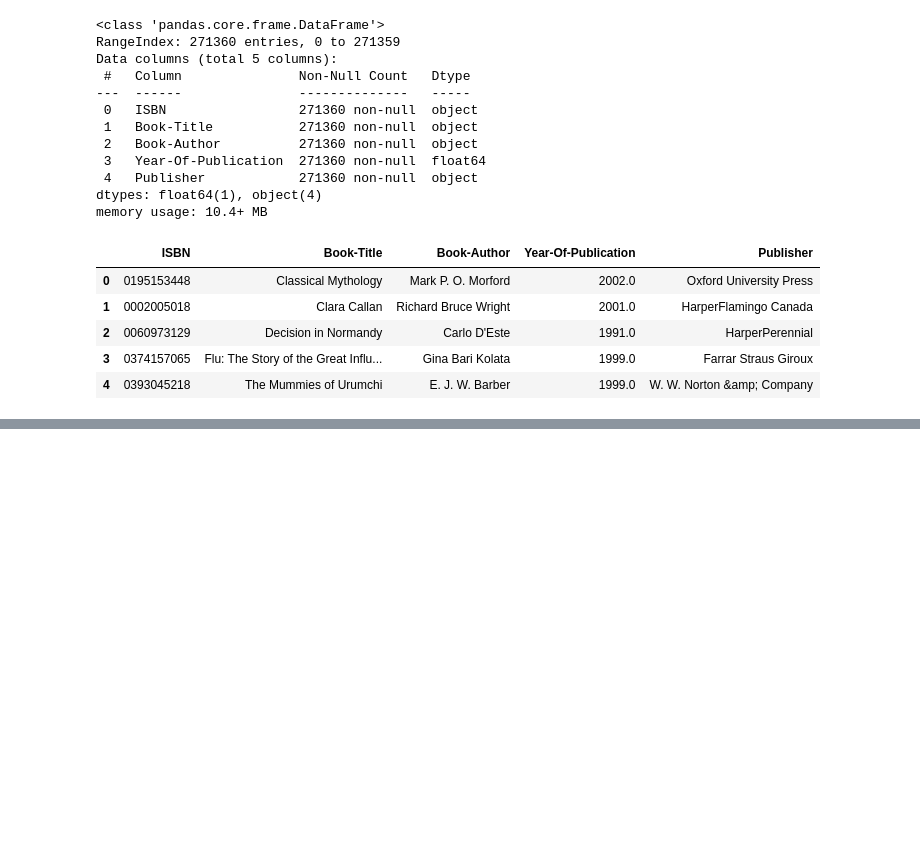
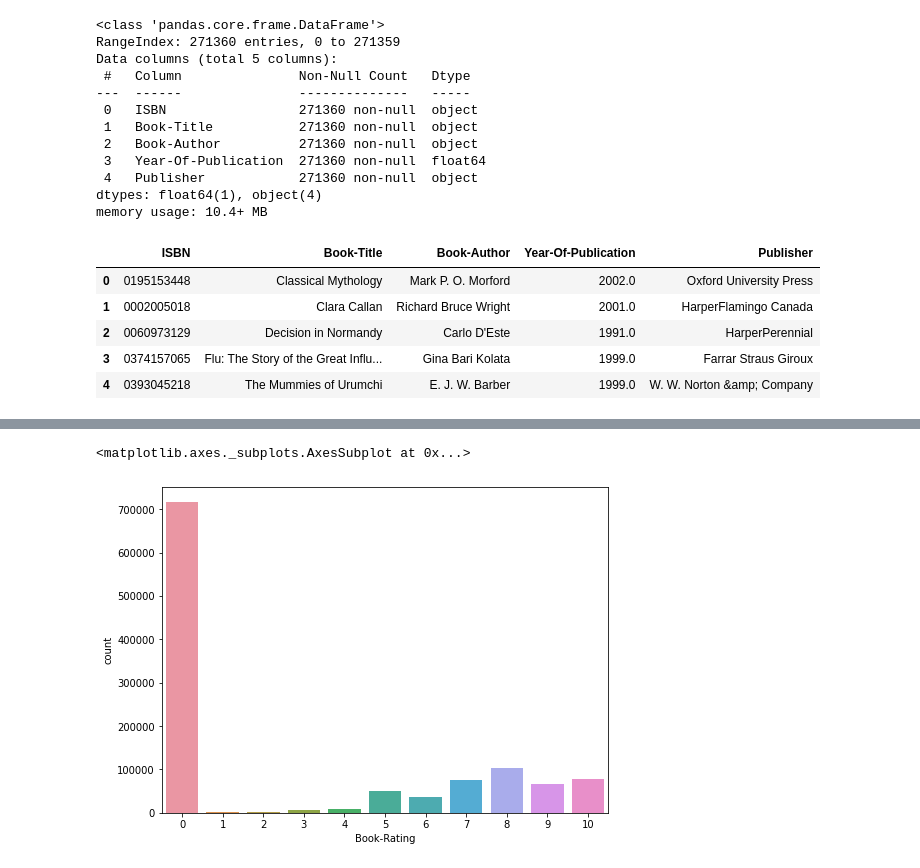
Before and after one commit to Aaryant31/Book-Recommendation-System, a Jupyter notebook: Rahul_Kumar_Soni_Book_Recommendation_System.ipynb, the cells around one changed output, grey strips where cells are left out. Cells and saved outputs as stored; diff of their text form; code cells hidden in the pictures; blank space fills up the shorter version.

```diff
--- a/Rahul_Kumar_Soni_Book_Recommendation_System.ipynb
+++ b/Rahul_Kumar_Soni_Book_Recommendation_System.ipynb
@@ -177,0 +279,4 @@ books_df.head()
+# %%
+## Drop duplicate rows
+ratings_df.drop_duplicates(keep='last', inplace=True)
+ratings_df.reset_index(drop=True, inplace=True)
@@ -177,0 +343,6 @@ books_df.head()
+# %%
+plt.figure(figsize=(8,6))
+sns.countplot(x="Book-Rating", data=ratings_df)
+# %% [output]
+<matplotlib.axes._subplots.AxesSubplot at 0x...>
+[figure, added]
```
Also changed, not shown: parts of 104 cells of this notebook.
